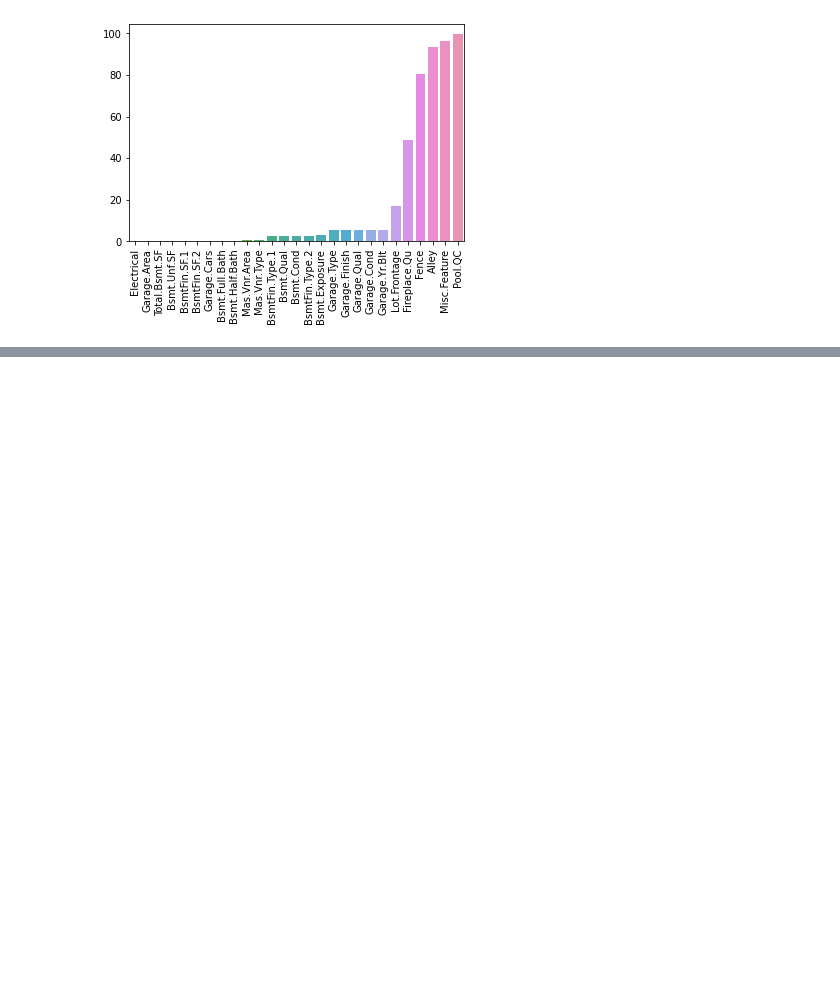
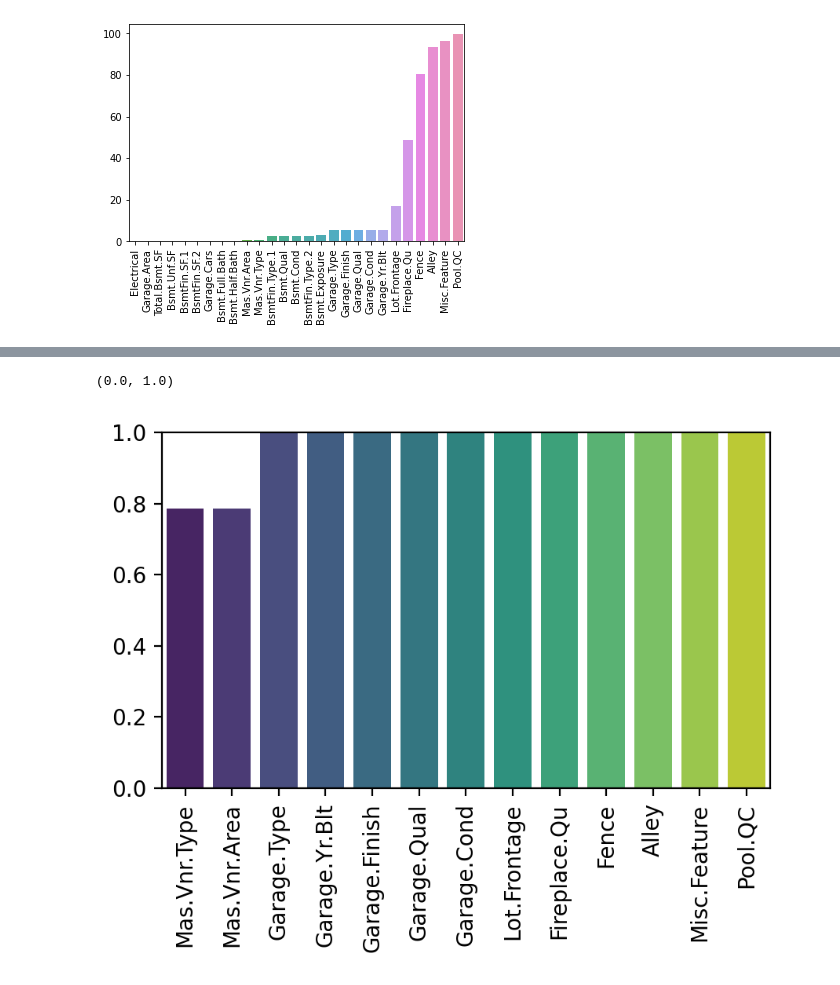
Before and after one commit to datascience-vivek/Outliers_Feature_Engineering, a Jupyter notebook: Outliers_Feature_Engineering.ipynb, the cells around one changed output, grey strips where cells are left out. Drawn from its saved outputs; the diff is of its cells as text; code cells hidden in the pictures; blank space fills up the shorter version.

```diff
--- a/Outliers_Feature_Engineering.ipynb
+++ b/Outliers_Feature_Engineering.ipynb
@@ -261,0 +310,8 @@ plt.xticks(rotation = 90)
+# %%
+#BSMT Numeric Columns--- Fillna'0"
+bsmt_num_cols = ['Total.Bsmt.SF','Bsmt.Unf.SF','BsmtFin.SF.1','BsmtFin.SF.2','Garage.Cars','Bsmt.Full.Bath','Bsmt.Half.Bath']
+df[bsmt_num_cols]= df[bsmt_num_cols].fillna(0)
+# %%
+## Bsmt categorical columns - fillna'None'
+bsmt_str_cols = ['BsmtFin.Type.1','Bsmt.Qual','Bsmt.Cond','BsmtFin.Type.2','Bsmt.Exposure']
+df[bsmt_str_cols] = df[bsmt_str_cols].fillna('None')
@@ -261,0 +324,10 @@ plt.xticks(rotation = 90)
+# %%
+percent_nan = percen_missing(df)
+# %%
+plt.figure(figsize=(5,3), dpi = 200)
+sns.barplot(x=percent_nan.index, y=percent_nan, palette = 'viridis')
+plt.xticks(rotation = 90)
+plt.ylim(0,1)## For visualize 1% data
+# %% [output]
+(0.0, 1.0)
+[figure, added]
```
Also changed, not shown: parts of 7 cells of this notebook.
